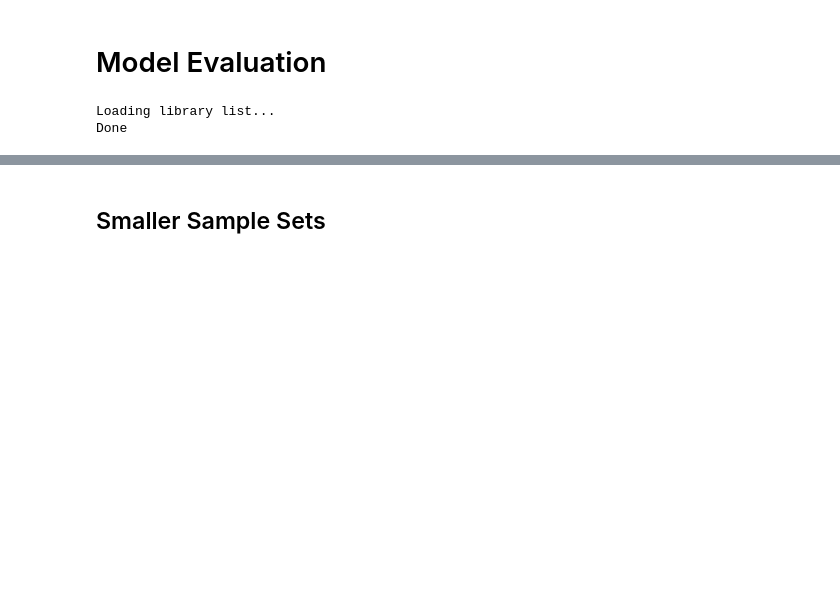
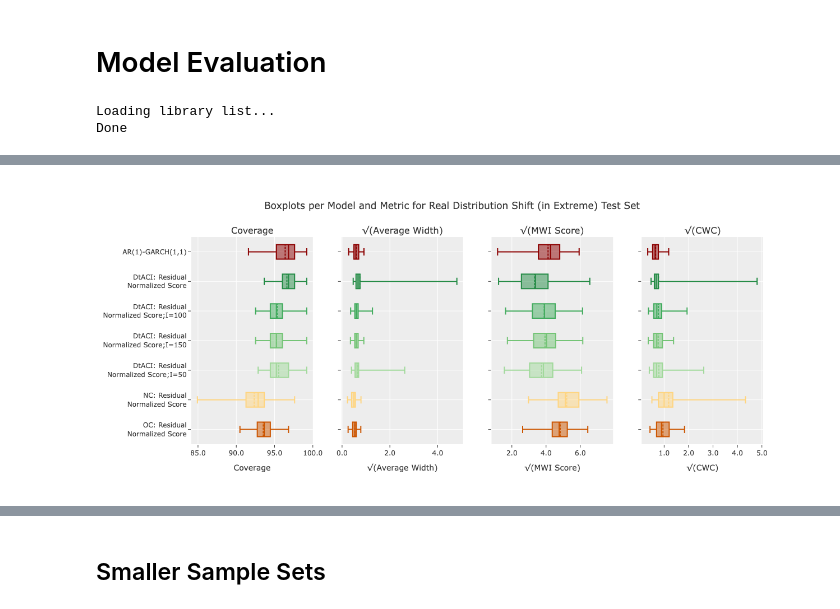
Before and after one commit to audreymc/acm-thesis, a Jupyter notebook: notebooks/ModelEvaluation.ipynb, the cells around one changed output, grey strips where cells are left out. Drawn from its saved outputs; the diff is of its cells as text; code cells hidden in the pictures; blank space fills up the shorter version.

```diff
--- a/notebooks/ModelEvaluation.ipynb
+++ b/notebooks/ModelEvaluation.ipynb
@@ -149,0 +240,4 @@ test[test['model'] == 'AR(1)-GARCH(1,1)']
+# %%
+create_boxplots("Real Distribution Shift (in Extreme)")
+# %% [output]
+[figure, added]
```
Also changed, not shown: parts of 76 cells of this notebook, 6 other files.
